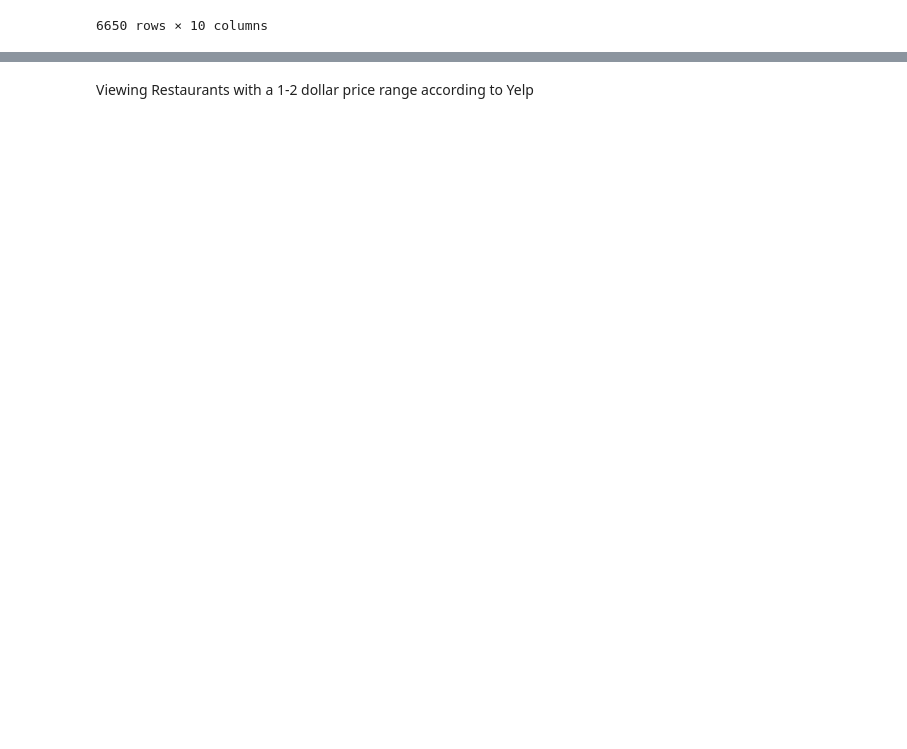
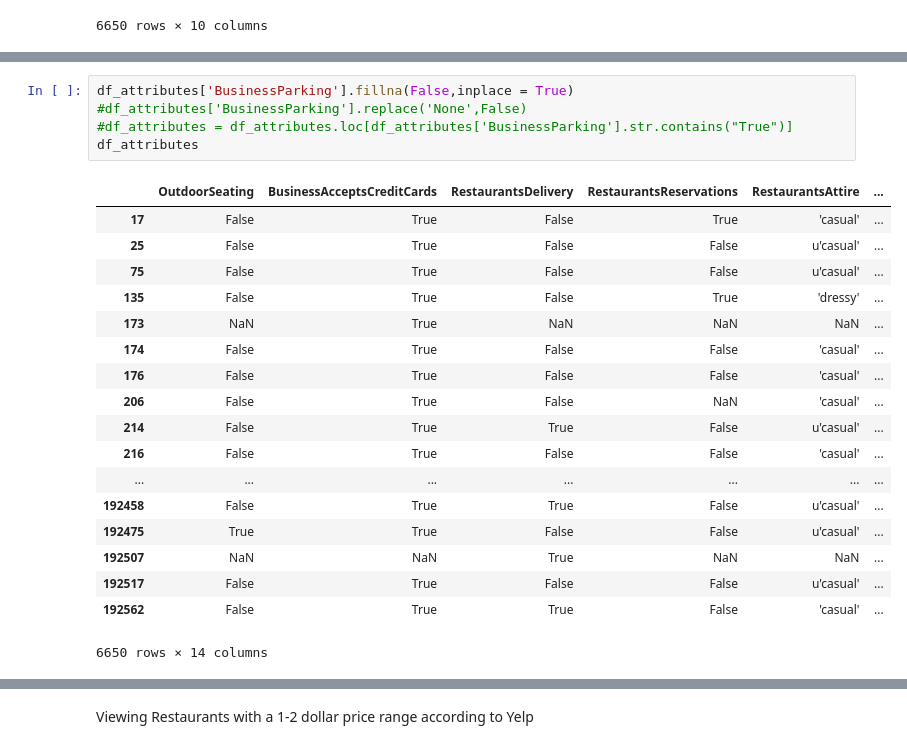
Before and after one commit to michelletran42/Yelp-Attributes-Health-Score, a Jupyter notebook: YelpRatingAnalysis.ipynb, the cells around one changed output, grey strips where cells are left out. Saved outputs shown, nothing was run; the diff lists cells and outputs as text; blank space fills up the shorter version.

Commit message:
replace Nan Values with false in business parking

```diff
--- a/YelpRatingAnalysis.ipynb
+++ b/YelpRatingAnalysis.ipynb
@@ -133,3 +130,27 @@ TypeError: eval() arg 1 must be a string, bytes or code object
+# %%
+df_attributes['BusinessParking'].fillna(False,inplace = True)
+#df_attributes['BusinessParking'].replace('None',False)
+#df_attributes = df_attributes.loc[df_attributes['BusinessParking'].str.contains("True")]
+df_attributes
+# %% [output]
+|  | OutdoorSeating | BusinessAcceptsCreditCards | RestaurantsDelivery | RestaurantsReservations | RestaurantsAttire | ... |
+| 17 | False | True | False | True | 'casual' | ... |
+| 25 | False | True | False | False | u'casual' | ... |
+| 75 | False | True | False | False | u'casual' | ... |
+| 135 | False | True | False | True | 'dressy' | ... |
+| 173 | NaN | True | NaN | NaN | NaN | ... |
+| 174 | False | True | False | False | 'casual' | ... |
+| 176 | False | True | False | False | 'casual' | ... |
+| 206 | False | True | False | NaN | 'casual' | ... |
+| 214 | False | True | True | False | u'casual' | ... |
+| 216 | False | True | False | False | 'casual' | ... |
+| ... | ... | ... | ... | ... | ... | ... |
+| 192458 | False | True | True | False | u'casual' | ... |
+| 192475 | True | True | False | False | u'casual' | ... |
+| 192507 | NaN | NaN | True | NaN | NaN | ... |
+| 192517 | False | True | False | False | u'casual' | ... |
+| 192562 | False | True | True | False | 'casual' | ... |
+6650 rows × 14 columns
 # %%
 # Concat df_business and df_attributes
 df_combined = pd.concat([df_business, df_attributes], axis=1)
```
Also changed, not shown: parts of 6 cells of this notebook.
